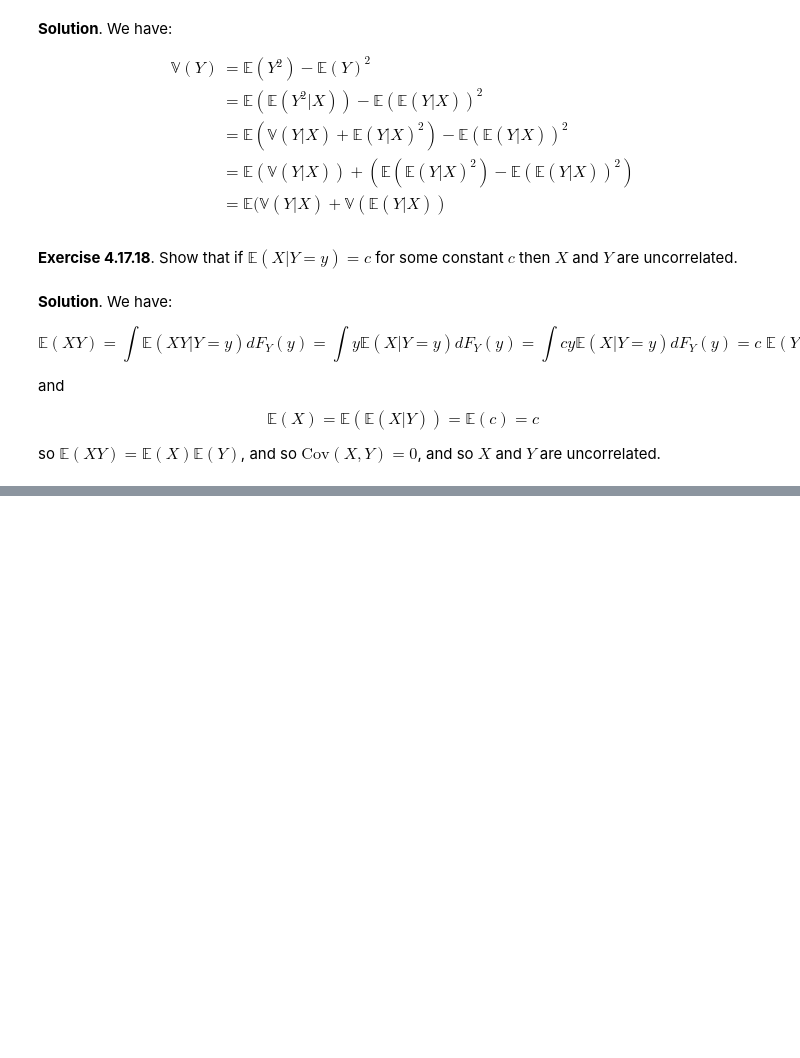
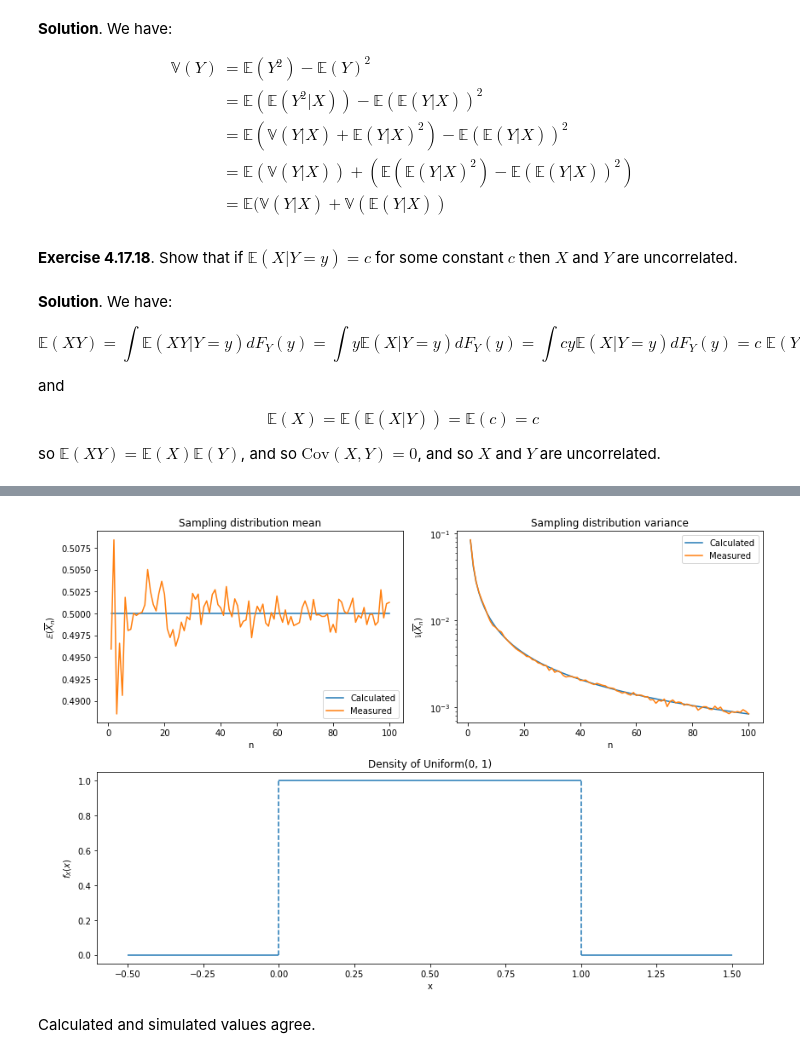
Before and after one commit to telmo-correa/all-of-statistics, a Jupyter notebook: Chapter 04 - Expectation.ipynb, the cells around one changed output, grey strips where cells are left out. Saved outputs shown, nothing was run; the diff lists cells and outputs as text; code cells hidden in the pictures; blank space fills up the shorter version.

```diff
--- a/Chapter 04 - Expectation.ipynb
+++ b/Chapter 04 - Expectation.ipynb
@@ -947,0 +958,54 @@ so $\mathbb{E}(XY) = \mathbb{E}(X) \mathbb{E}(Y)$, and so $\text{Cov}(X, Y) = 0$
+# %%
+import numpy as np
+
+np.random.seed(0)
+
+B = 1000
+
+E_overline_X = np.empty(100)
+V_overline_X = np.empty(100)
+
+for n in range(1, 101):
+    X_n = np.random.uniform(low=0, high=1, size=(B, n)).mean(axis=1)
+    E_overline_X[n - 1] = X_n.mean()
+    V_overline_X[n - 1] = X_n.var()
+# %%
+import matplotlib.pyplot as plt
+%matplotlib inline
+
+plt.figure(figsize=(12, 8))
+
+ax = plt.subplot(212)
+ax.hlines(0, xmin=-0.5, xmax=0, color='C0')
+ax.hlines(1, xmin=0, xmax=1, color='C0')
+ax.hlines(0, xmin=1, xmax=1.5, color='C0')
+ax.vlines([0, 1], ymin=0, ymax=1, color='C0', linestyle='dashed')
+ax.set_xlabel('x')
+ax.set_ylabel(r'$f_X(x)$')
+ax.set_title('Density of Uniform(0, 1)')
+
+nn = np.arange(1, 101)
+
+ax = plt.subplot(221)
+ax.plot(nn, 1/2 * np.ones(100), label='Calculated')
+ax.plot(nn, E_overline_X, label='Measured')
+ax.set_xlabel('n')
+ax.set_ylabel(r'$\mathbb{E}(\overline{X}_n)$')
+ax.set_title('Sampling distribution mean')
+ax.legend(loc='lower right')
+
+ax = plt.subplot(222)
+ax.plot(nn, 1 / (12 * nn), label='Calculated')
+ax.plot(nn, V_overline_X, label='Measured')
+ax.set_xlabel('n')
+ax.set_yscale('log')
+ax.set_ylabel(r'$\mathbb{V}(\overline{X}_n)$')
+ax.set_title('Sampling distribution variance')
+ax.legend(loc='upper right')
+
+plt.tight_layout()
+plt.show()
+# %% [output]
+[figure, added]
+# %% [markdown]
+Calculated and simulated values agree.
```
Also changed, not shown: parts of 4 cells of this notebook, 1 other file.
